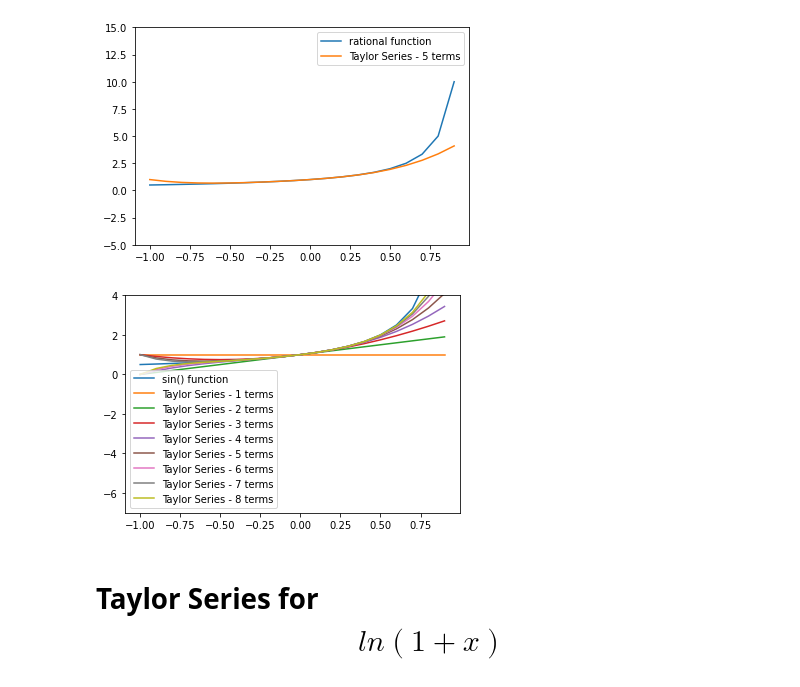
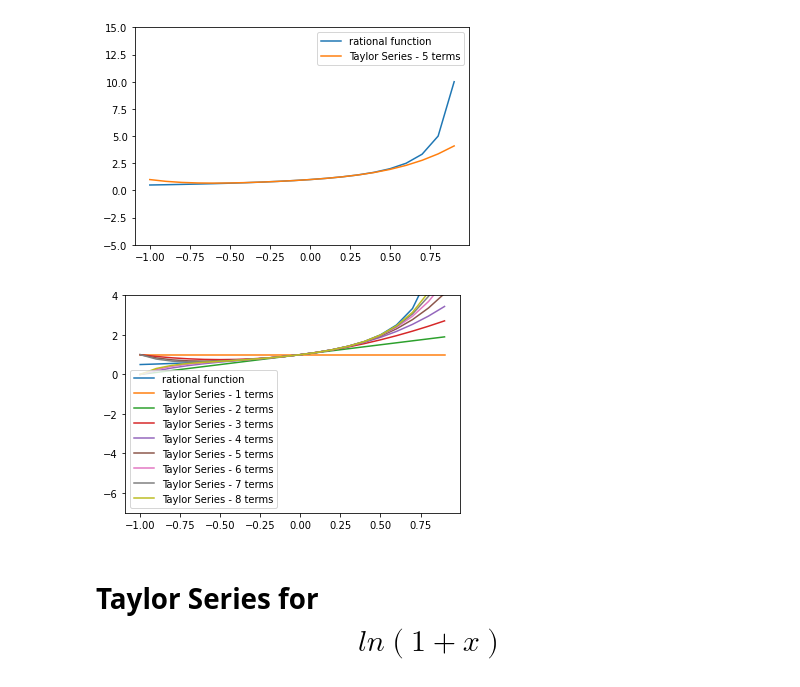
Before and after one commit to luaalvarezve/MetNumUN2020II, a Jupyter notebook: Taylor Series/TaylorSeriesGrClas1stStudentLuiggiAlvarez.ipynb, the cells around one changed output. Saved outputs shown, nothing was run; the diff lists cells and outputs as text; code cells hidden in the pictures.

```diff
--- a/Taylor Series/TaylorSeriesGrClas1stStudentLuiggiAlvarez.ipynb
+++ b/Taylor Series/TaylorSeriesGrClas1stStudentLuiggiAlvarez.ipynb
@@ -541,27 +541,27 @@ plt.show()
 # %%
 axes = np.arange(-1,1,0.1)
 p_ = [1/(1-axe) for axe in axes]
 t_ = [rational(axe,5) for axe in axes]
 
 fig, ax = plt.subplots()
 ax.plot(axes,p_)
 
 # add lines for between 1 and 6 terms in the Taylor Series
 for i in range(1,9):
     t_ = [rational(axe,i) for axe in axes]
     ax.plot(axes,t_)
 
 ax.set_ylim([-7,4])
 
 # set up legend
-legend_lst = ['sin() function']
+legend_lst = ['rational function']
 for i in range(1,9):
     legend_lst.append(f'Taylor Series - {i} terms')
 ax.legend(legend_lst, loc=3)
 
 plt.show()
 # %% [output]
-[figure, old version]
+[figure, new version]
 # %% [markdown]
 # Taylor Series for $$ ln(1+x)$$
 # %%
```
Also changed, not shown: parts of 14 cells of this notebook.
